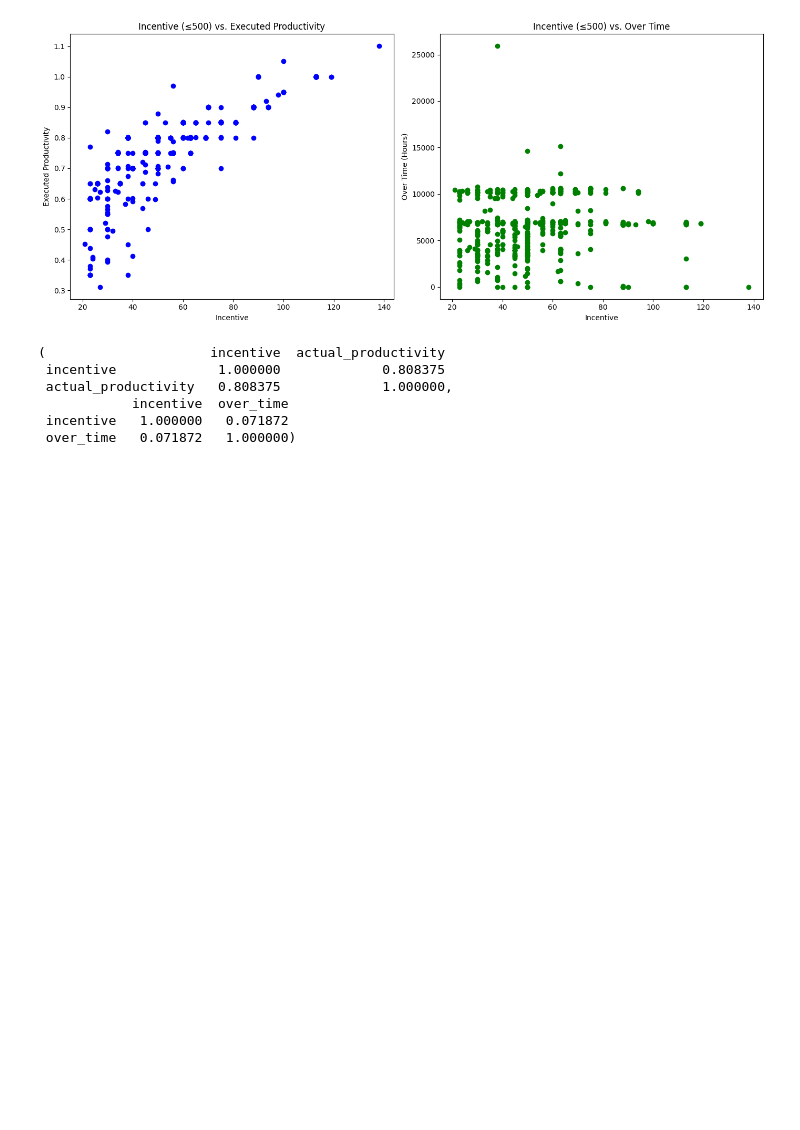
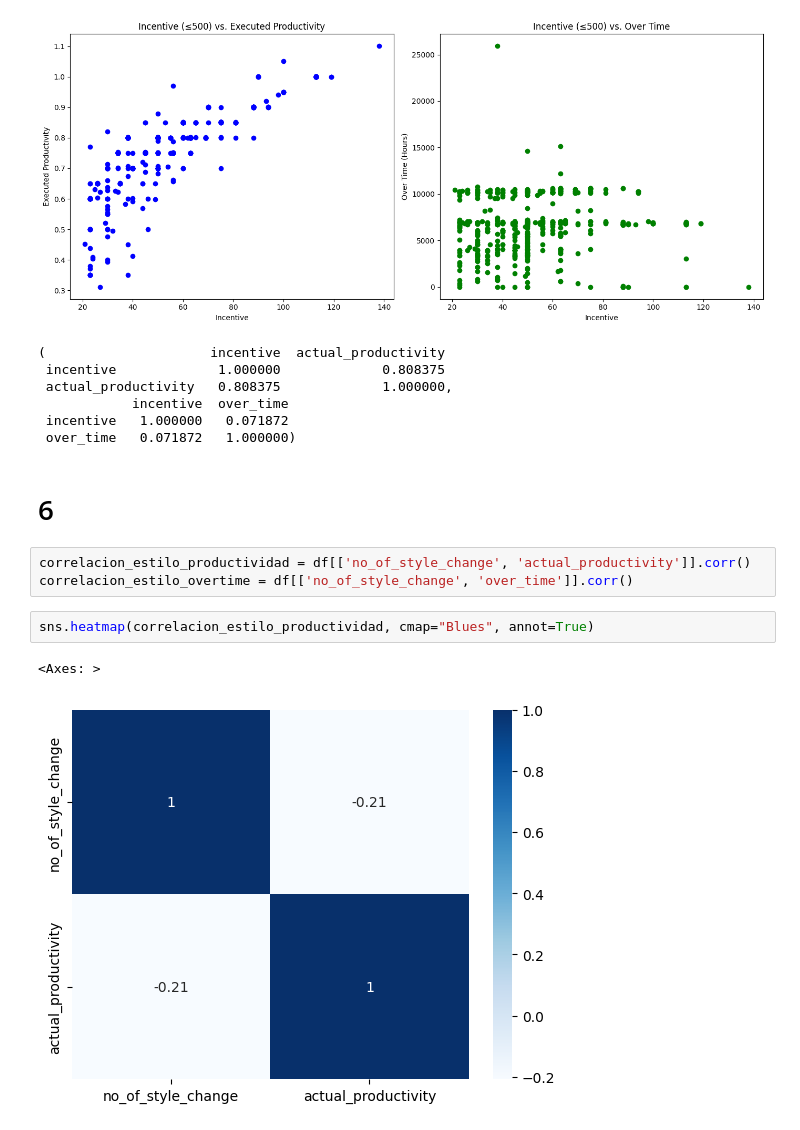
Before and after one commit to DiegoRojasMarinkelle/Proyecto-1---ACTD, a Jupyter notebook: Visualizaciones.ipynb, the cells around one changed output. Drawn from its saved outputs; the diff is of its cells as text; blank space fills up the shorter version.

Commit message:
Se agregaron nuevas visualizaciones y se organizo el cuaderno con respecto a las preguntas a responder

```diff
--- a/Visualizaciones.ipynb
+++ b/Visualizaciones.ipynb
@@ -192,3 +198,13 @@ correlacion_incentivo_productividad_filtrado, correlacion_incentivo_overtime_fil
             incentive  over_time
  incentive   1.000000   0.071872
  over_time   0.071872   1.000000)
+# %% [markdown]
+# 6
+# %%
+correlacion_estilo_productividad = df[['no_of_style_change', 'actual_productivity']].corr()
+correlacion_estilo_overtime = df[['no_of_style_change', 'over_time']].corr()
+# %%
+sns.heatmap(correlacion_estilo_productividad, cmap="Blues", annot=True)
+# %% [output]
+<Axes: >
+[figure, added]
```
Also changed, not shown: parts of 8 cells of this notebook.
